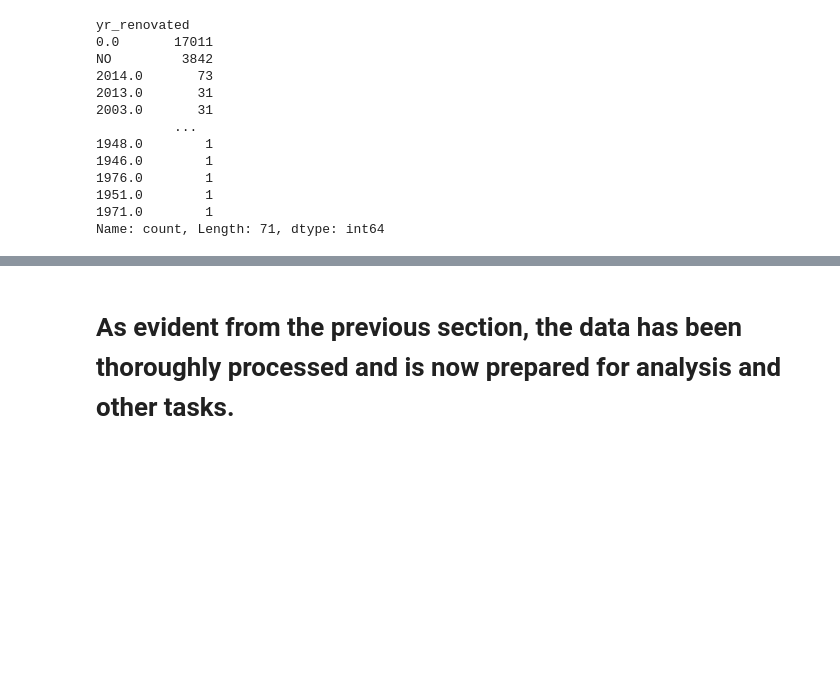
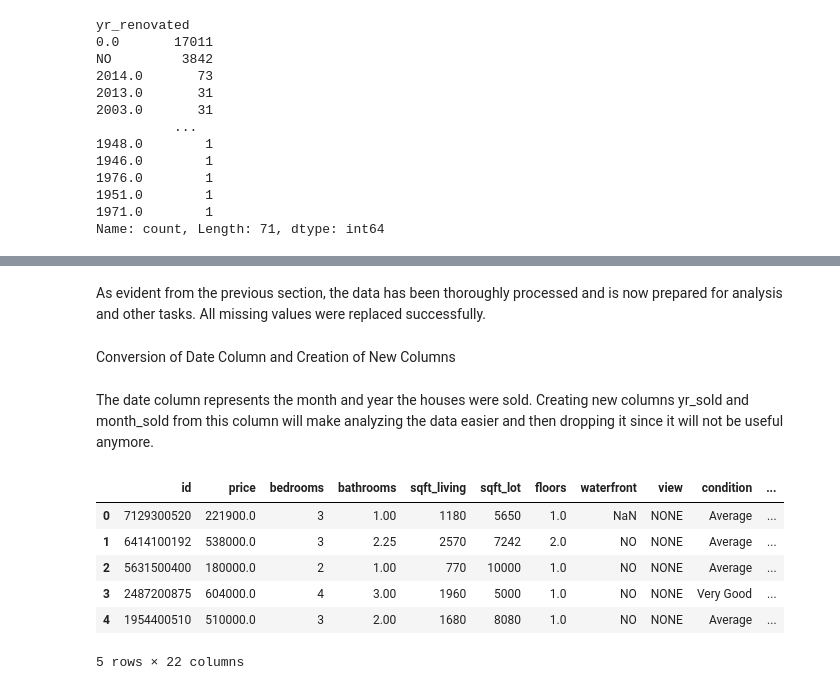
Before and after one commit to CzarProCoder/Real-Estate-Data-Analysis-Project, a Jupyter notebook: student.ipynb, the cells around one changed output, grey strips where cells are left out. Cells and saved outputs as stored; diff of their text form; code cells hidden in the pictures; blank space fills up the shorter version.

```diff
--- a/student.ipynb
+++ b/student.ipynb
@@ -269,2 +294,28 @@ dtype: int64
 # %% [markdown]
-# As evident from the previous section, the data has been thoroughly processed and is now prepared for analysis and other tasks.
+ As evident from the previous section, the data has been thoroughly processed and is now prepared for analysis and other tasks.
+ All missing values were replaced successfully.
+# %% [markdown]
+Conversion of Date Column and Creation of New Columns
+# %% [markdown]
+The date column represents the month and year the houses were sold. Creating new columns yr_sold and month_sold from this column will make analyzing the data easier and then dropping it since it will not be useful anymore.
+# %%
+# split the date into month, day and year
+date = df['date'].str.split('/', expand=True)
+
+# create new columns for month and year and convert to integer
+df['month_sold'] = date[0].astype(int)
+df['yr_sold'] = date[2].astype(int)
+
+# drop original date column
+df.drop(columns=['date'], axis=1, inplace=True)
+
+# check to see if changed were made
+df.head()
+# %% [output]
+|  | id | price | bedrooms | bathrooms | sqft_living | sqft_lot | floors | waterfront | view | condition | ... |
+| 0 | 7129300520 | 221900.0 | 3 | 1.00 | 1180 | 5650 | 1.0 | NaN | NONE | Average | ... |
+| 1 | 6414100192 | 538000.0 | 3 | 2.25 | 2570 | 7242 | 2.0 | NO | NONE | Average | ... |
+| 2 | 5631500400 | 180000.0 | 2 | 1.00 | 770 | 10000 | 1.0 | NO | NONE | Average | ... |
+| 3 | 2487200875 | 604000.0 | 4 | 3.00 | 1960 | 5000 | 1.0 | NO | NONE | Very Good | ... |
+| 4 | 1954400510 | 510000.0 | 3 | 2.00 | 1680 | 8080 | 1.0 | NO | NONE | Average | ... |
+5 rows × 22 columns
```
Also changed, not shown: parts of 12 cells of this notebook.
